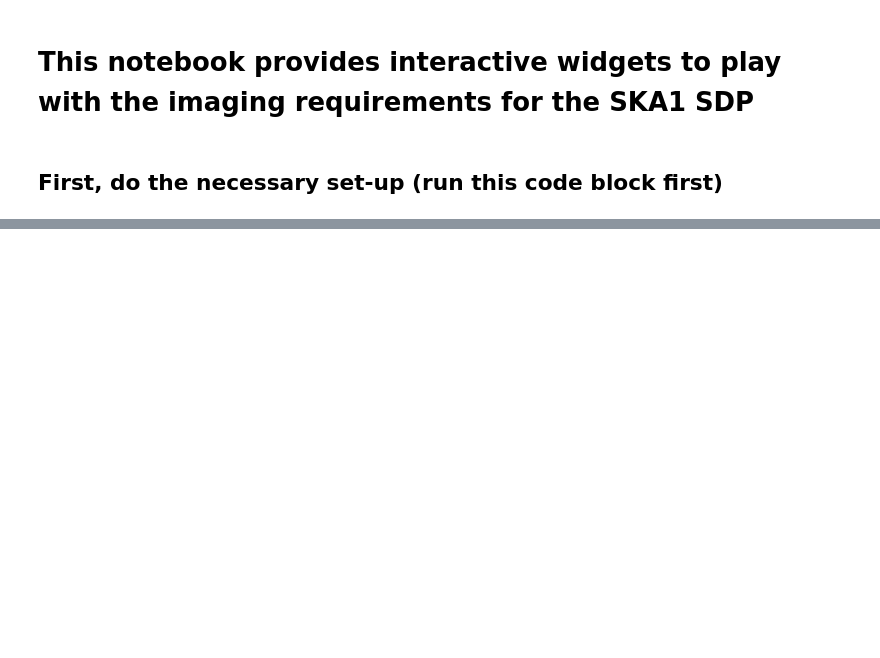
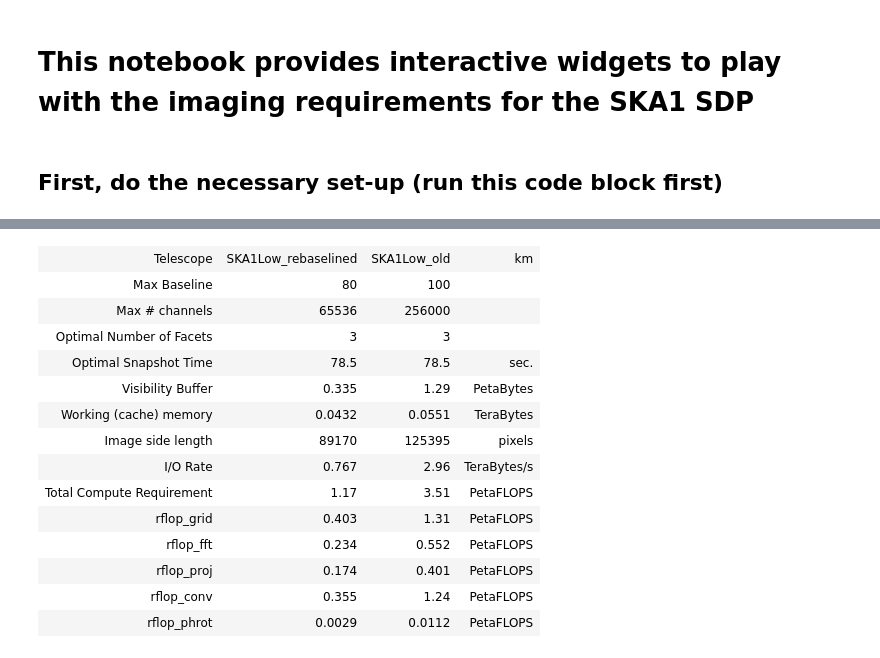
Before and after one commit to top-sim/sdp-par-model, a Jupyter notebook: iPython/SKA1_Imaging_Performance_Model.ipynb, the cells around one changed output, grey strips where cells are left out. Saved outputs shown, nothing was run; the diff lists cells and outputs as text; code cells hidden in the pictures; blank space fills up the shorter version.

Commit message:
Updated new notebook to enable side-by-side comparison of telescopes

```diff
--- a/iPython/SKA1_Imaging_Performance_Model.ipynb
+++ b/iPython/SKA1_Imaging_Performance_Model.ipynb
@@ -171,0 +55,70 @@ def plot_flops(title, rflop_grid, rflop_fft, rflop_proj, rflop_conv, rflop_phrot
+# %%
+def show_table_compare(header, titles, values_1, values_2, units):
+    s = '<h4>%s:</h4><table>\n' % header
+    assert len(titles) == len(values_1)
+    assert len(titles) == len(values_2)
+    assert len(titles) == len(units)
+    for i in range(len(titles)):
+        s += '<tr><td>{0}</td><td><font color="blue">{1}</font></td><td><font color="darkcyan">{2}</font></td><td>{3}</td></tr>\n'.format(titles[i], values_1[i], values_2[i], units[i])
+    s += '</table>'
+    display(HTML(s))
+
+def compare_telescopes(Telescope_1, Telescope_2, Band, Mode):
+    telescopes = (Telescope_1, Telescope_2)
+
+    if not (api.telescope_and_band_are_compatible(Telescope_1, Band) and
+            api.telescope_and_band_are_compatible(Telescope_2, Band)):
+        msg = 'ERROR: At least one of the Telescopes is incompatible with the selected Band'
+        s = '<font color="red"><b>{0}</b>.<br>Adjust to recompute.</font>'.format(msg)
+        display(HTML(s))
+    else:
+        # And now the results:
+        display(HTML('<font color="blue">Computing the result -- this may take several (tens of) seconds.</font>'))
+        tps = {}  # Maps each telescope to its parameter set
+        for Telescope in telescopes:
+            tp = imp.calc_tel_params(Telescope, Mode, band=Band)  # Calculate the telescope parameters
+            print '\n> Computing telescope parameters for %s\n' % Telescope
+            imp.update_derived_parameters(tp, Mode)
+            (Tsnap, Nfacet) = imp.find_optimal_Tsnap_Nfacet(tp, verbose=True)
+            tp.Tsnap_opt = Tsnap
+            tp.Nfacet_opt = Nfacet
+            tps[Telescope] = tp
+
+        tel_results = {}  # Maps each telescope to its numerical results
+        for Telescope in telescopes:
+            tp = tps[Telescope]
+
+            # The result expressions need to be defined here as they depend on tp (updated in the line above)
+            result_expressions = (tp.Mbuf_vis/u.peta, tp.Mw_cache/u.tera, tp.Npix_linear, tp.Rio/u.tera,
+                                  tp.Rflop/u.peta, tp.Rflop_grid/u.peta, tp.Rflop_fft/u.peta, tp.Rflop_proj/u.peta,
+                                  tp.Rflop_conv/u.peta, tp.Rflop_phrot/u.peta)
+            result_titles = ('Telescope', 'Max Baseline', 'Max # channels', 'Optimal Number of Facets', 'Optimal Snapshot Time', 'Visibility Buffer',
+                             'Working (cache) memory', 'Image side length', 'I/O Rate', 'Total Compute Requirement',
+                             'rflop_grid', 'rflop_fft', 'rflop_proj', 'rflop_conv', 'rflop_phrot')
+            result_units = ('km','','', '', 'sec.', 'PetaBytes', 'TeraBytes', 'pixels', 'TeraBytes/s','PetaFLOPS',
+                            'PetaFLOPS','PetaFLOPS','PetaFLOPS','PetaFLOPS','PetaFLOPS')
+
+            result_value_string = [Telescope]  # Start with the telescope's name
+            print (tp.Bmax / u.km)
+            result_value_string.append('%d' % (tp.Bmax / u.km))
+            result_value_string.append('%d' % tp.Nf_max)
+            result_value_string.append('%d' % Nfacet)
+            result_value_string.append('%.3g' % Tsnap)
+            result_values = evaluate_expressions(result_expressions, tp, tp.Tsnap_opt, tp.Nfacet_opt)
+            for i in range(len(result_values)):
+                expression = result_expressions[i]
+                if expression is not tp.Npix_linear:
+                    result_value_string.append('%.3g' % result_values[i])
+                else:
+                    result_value_string.append('%d' % result_values[i])
+
+            tel_results[Telescope] = result_value_string
+
+        show_table_compare('Computed Values', result_titles, tel_results[Telescope_1], tel_results[Telescope_2],
+                           result_units)
+        #plot_flops('FLOP breakdown for %s' % Telescope, result_values[5],
+        #           result_values[6], result_values[7], result_values[8], result_values[9])
+
+interact_manual(compare_telescopes,
+                Telescope_1=available_teles, Telescope_2=available_teles, Band=available_bands, Mode=available_modes);
+# %% [output]
@@ -172,2 +144,17 @@ def plot_flops(title, rflop_grid, rflop_fft, rflop_proj, rflop_conv, rflop_phrot
+| Telescope | SKA1Low_rebaselined | SKA1Low_old | km |
+| Max Baseline | 80 | 100 |  |
+| Max # channels | 65536 | 256000 |  |
+| Optimal Number of Facets | 3 | 3 |  |
+| Optimal Snapshot Time | 78.5 | 78.5 | sec. |
+| Visibility Buffer | 0.335 | 1.29 | PetaBytes |
+| Working (cache) memory | 0.0432 | 0.0551 | TeraBytes |
+| Image side length | 89170 | 125395 | pixels |
+| I/O Rate | 0.767 | 2.96 | TeraBytes/s |
+| Total Compute Requirement | 1.17 | 3.51 | PetaFLOPS |
+| rflop_grid | 0.403 | 1.31 | PetaFLOPS |
+| rflop_fft | 0.234 | 0.552 | PetaFLOPS |
+| rflop_proj | 0.174 | 0.401 | PetaFLOPS |
+| rflop_conv | 0.355 | 1.24 | PetaFLOPS |
+| rflop_phrot | 0.0029 | 0.0112 | PetaFLOPS |
 # %% [markdown]
 ## Now, we can interactively play with parameters
```
Also changed, not shown: parts of 11 cells of this notebook.
